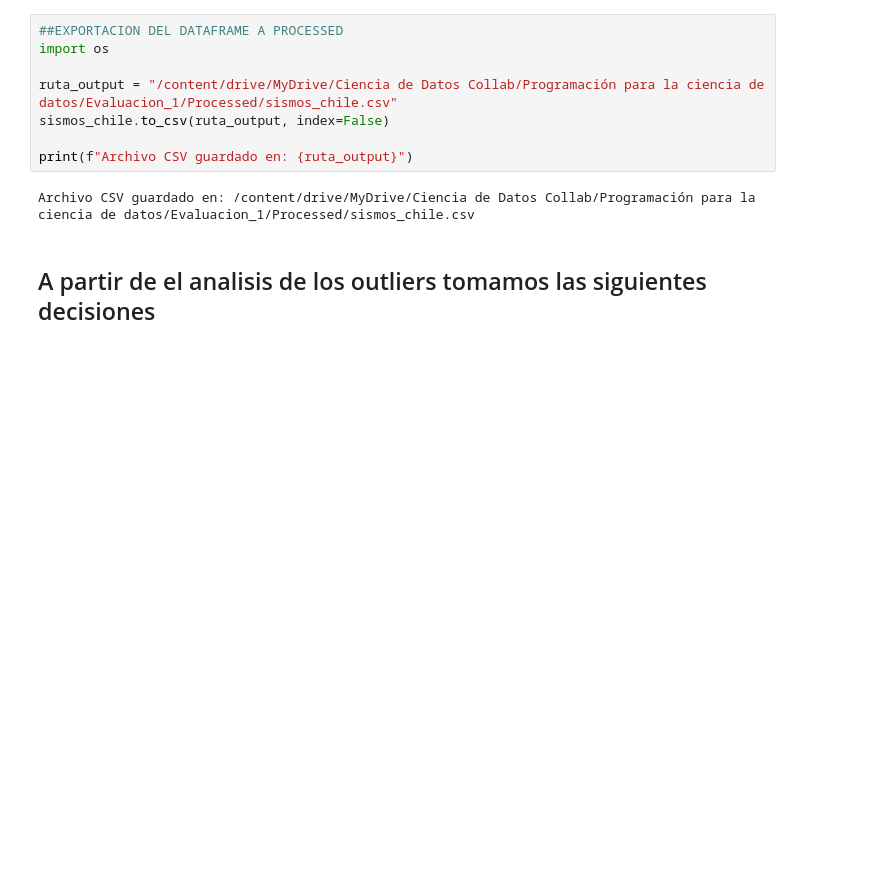
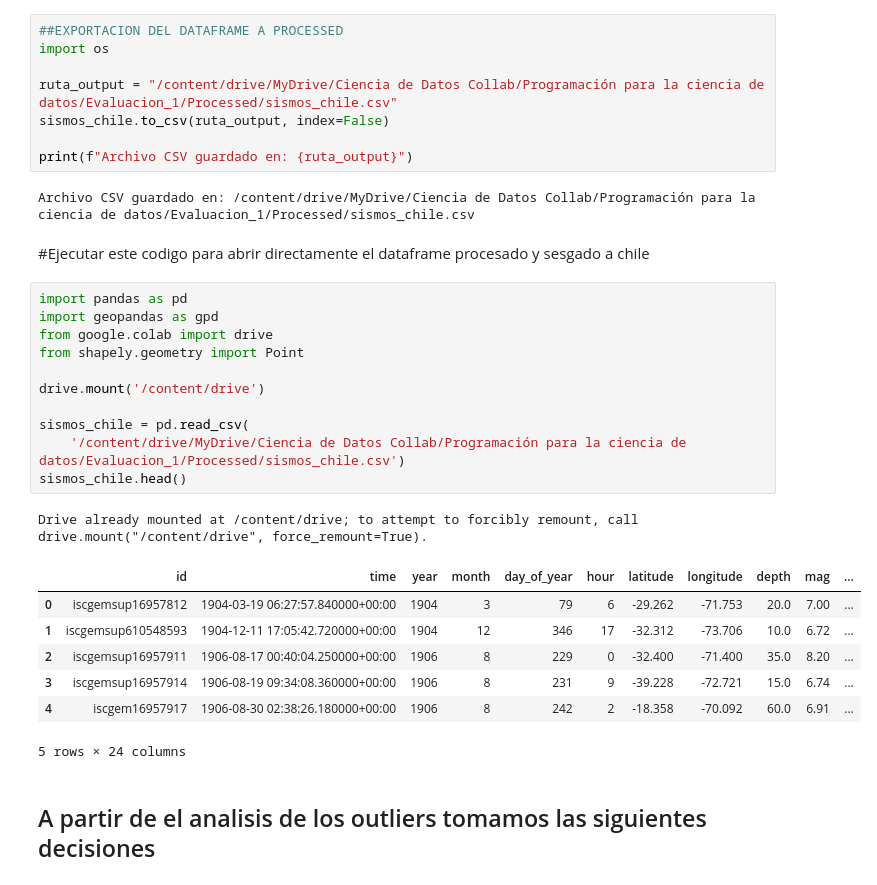
Before and after one commit to javisagredo-dev/Evaluacion1_Prog_DS, a Jupyter notebook: Evaluación_1_Prog_DS.ipynb, the cells around one changed output. Saved outputs shown, nothing was run; the diff lists cells and outputs as text; blank space fills up the shorter version.

Commit message:
Checkpoint para no re procesar el dataframe

```diff
--- a/Evaluación_1_Prog_DS.ipynb
+++ b/Evaluación_1_Prog_DS.ipynb
@@ -127,6 +127,28 @@ sismos_chile.to_csv(ruta_output, index=False)
 print(f"Archivo CSV guardado en: {ruta_output}")
 # %% [output]
 Archivo CSV guardado en: /content/drive/MyDrive/Ciencia de Datos Collab/Programación para la ciencia de datos/Evaluacion_1/Processed/sismos_chile.csv
+# %% [markdown]
+#Ejecutar este codigo para abrir directamente el dataframe procesado y sesgado a chile
+# %%
+import pandas as pd
+import geopandas as gpd
+from google.colab import drive
+from shapely.geometry import Point
+
+drive.mount('/content/drive')
+
+sismos_chile = pd.read_csv(
+    '/content/drive/MyDrive/Ciencia de Datos Collab/Programación para la ciencia de datos/Evaluacion_1/Processed/sismos_chile.csv')
+sismos_chile.head()
+# %% [output]
+Drive already mounted at /content/drive; to attempt to forcibly remount, call drive.mount("/content/drive", force_remount=True).
+|  | id | time | year | month | day_of_year | hour | latitude | longitude | depth | mag | ... |
+| 0 | iscgemsup16957812 | 1904-03-19 06:27:57.840000+00:00 | 1904 | 3 | 79 | 6 | -29.262 | -71.753 | 20.0 | 7.00 | ... |
+| 1 | iscgemsup610548593 | 1904-12-11 17:05:42.720000+00:00 | 1904 | 12 | 346 | 17 | -32.312 | -73.706 | 10.0 | 6.72 | ... |
+| 2 | iscgemsup16957911 | 1906-08-17 00:40:04.250000+00:00 | 1906 | 8 | 229 | 0 | -32.400 | -71.400 | 35.0 | 8.20 | ... |
+| 3 | iscgemsup16957914 | 1906-08-19 09:34:08.360000+00:00 | 1906 | 8 | 231 | 9 | -39.228 | -72.721 | 15.0 | 6.74 | ... |
+| 4 | iscgem16957917 | 1906-08-30 02:38:26.180000+00:00 | 1906 | 8 | 242 | 2 | -18.358 | -70.092 | 60.0 | 6.91 | ... |
+5 rows × 24 columns
 # %% [markdown]
 ## A partir de el analisis de los outliers tomamos las siguientes decisiones
 # %% [markdown]
```
Also changed, not shown: parts of 4 cells of this notebook.
